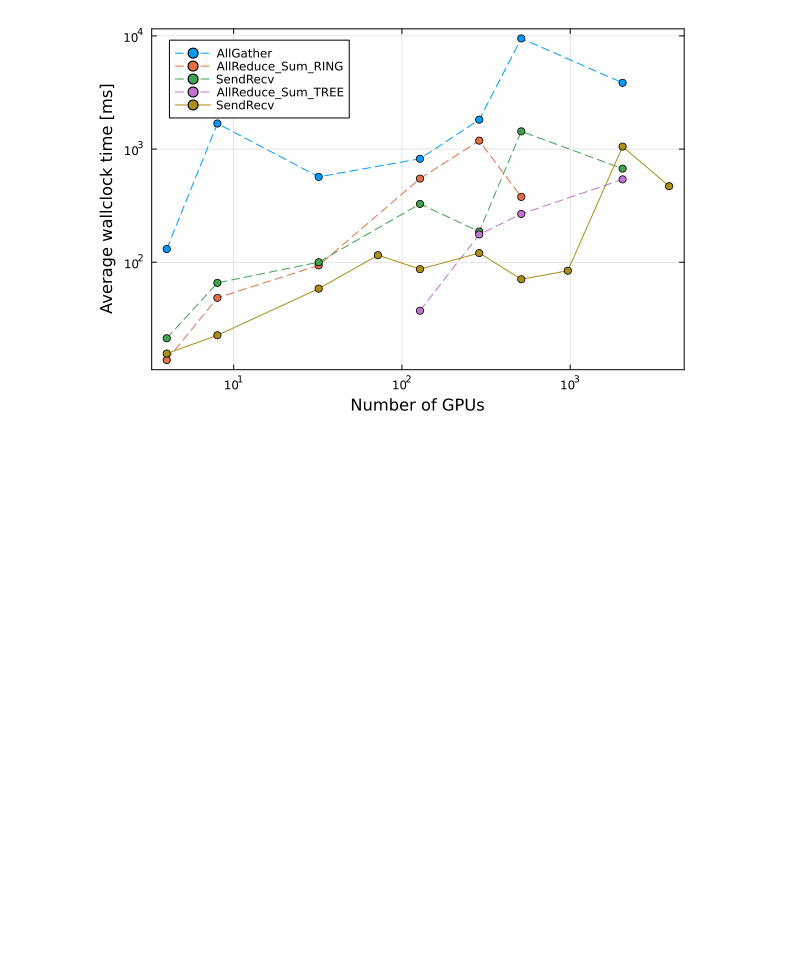
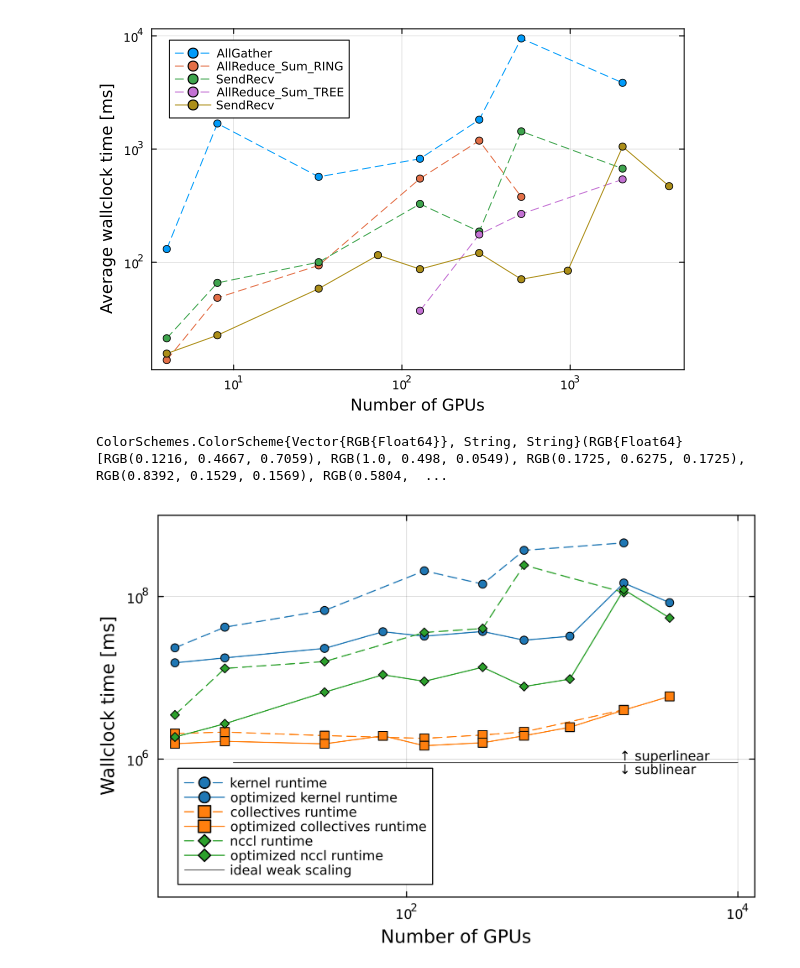
Before and after one commit to PRONTOLab/GB-25, a Jupyter notebook: analysis/analyze_perlmutter_2026.ipynb, the cells around one changed output. Saved outputs shown, nothing was run; the diff lists cells and outputs as text; code cells hidden in the pictures; blank space fills up the shorter version.

Commit message:
update graphs

```diff
--- a/analysis/analyze_perlmutter_2026.ipynb
+++ b/analysis/analyze_perlmutter_2026.ipynb
@@ -194,6 +194,12 @@ all_metrics = vcat(
     command_buffer_metrics
 )
 
+all_metrics2 = vcat(
+    collectives_metrics,
+    compute_metrics,
+    cuda_api_memcpy_metrics
+)
+
 ignore_metrics = vcat(
     metric_keys |> filter(startswith("Wait")),
     metric_keys |> filter(startswith("ThreadpoolListener")),
@@ -322,3 +328,77 @@ plot!(
 #    b. I suspect that they wrap the NCCL calls + some additional comms-related gubbins
 # 3. Due dilligence: what metrics do we really care about?
 # 4. (if time) analyze the Protobuf (XPlane) data => higher fidelity flops counters, etc
+# %%
+markers = [:circle, :rect, :diamond, :hexagon]
+colors  = palette(:tab10).colors
+# %% [output]
+ColorSchemes.ColorScheme{Vector{RGB{Float64}}, String, String}(RGB{Float64}[RGB(0.1216, 0.4667, 0.7059), RGB(1.0, 0.498, 0.0549), RGB(0.1725, 0.6275, 0.1725), RGB(0.8392, 0.1529, 0.1569), RGB(0.5804,  ...
+# %%
+plot()
+
+x, y = sum_metrics(run_metrics_ab, all_metrics2)
+plot!(
+    x, y, label="kernel runtime",
+    markershape=markers[1], linestyle=:dash,
+    linecolor=colors[1], markercolor=colors[1]
+)
+
+
+x, y = sum_metrics(run_metrics_co, all_metrics2)
+plot!(
+    x, y, label="optimized kernel runtime",
+    markershape=markers[1],
+    linecolor=colors[1], markercolor=colors[1]
+)
+
+
+x, y = sum_metrics(run_metrics_ab, collectives_metrics)
+plot!(
+    x, y, label="collectives runtime",
+    markershape=markers[2], linestyle=:dash,
+    linecolor=colors[2], markercolor=colors[2]
+)
+
+
+x, y = sum_metrics(run_metrics_co, collectives_metrics)
+plot!(
+    x, y, label="optimized collectives runtime",
+    markershape=markers[2],
+    linecolor=colors[2], markercolor=colors[2]
+)
+
+x, y = sum_metrics(run_metrics_ab, nccl_metrics)
+plot!(
+    x, y, label="nccl runtime",
+    markershape=markers[3], linestyle=:dash,
+    linecolor=colors[3], markercolor=colors[3]
+)
+
+
+x, y = sum_metrics(run_metrics_co, nccl_metrics)
+plot!(
+    x, y, label="optimized nccl runtime",
+    markershape=markers[3],
+    linecolor=colors[3], markercolor=colors[3]
+)
+
+plot!(
+    [9., 1.e4], [9e5, 9e5],
+    linecolor=:black, linewidth=0.5,
+    label="ideal weak scaling"
+)
+
+annotate!([2e3], [1.1e6], text("↑ superlinear", :left, 8))
+annotate!([2e3], [7.5e5], text("↓ sublinear", :left, 8))
+
+plot!(
+    xaxis=:log, yaxis=:log,
+    framestyle=:box,
+    xlabel="Number of GPUs",
+    ylabel="Wallclock time [ms]",
+    legend=:bottomleft,
+    dpi=300,
+    ylimits=(2e4,1e9),
+)
+# %% [output]
+[figure, added]
```
